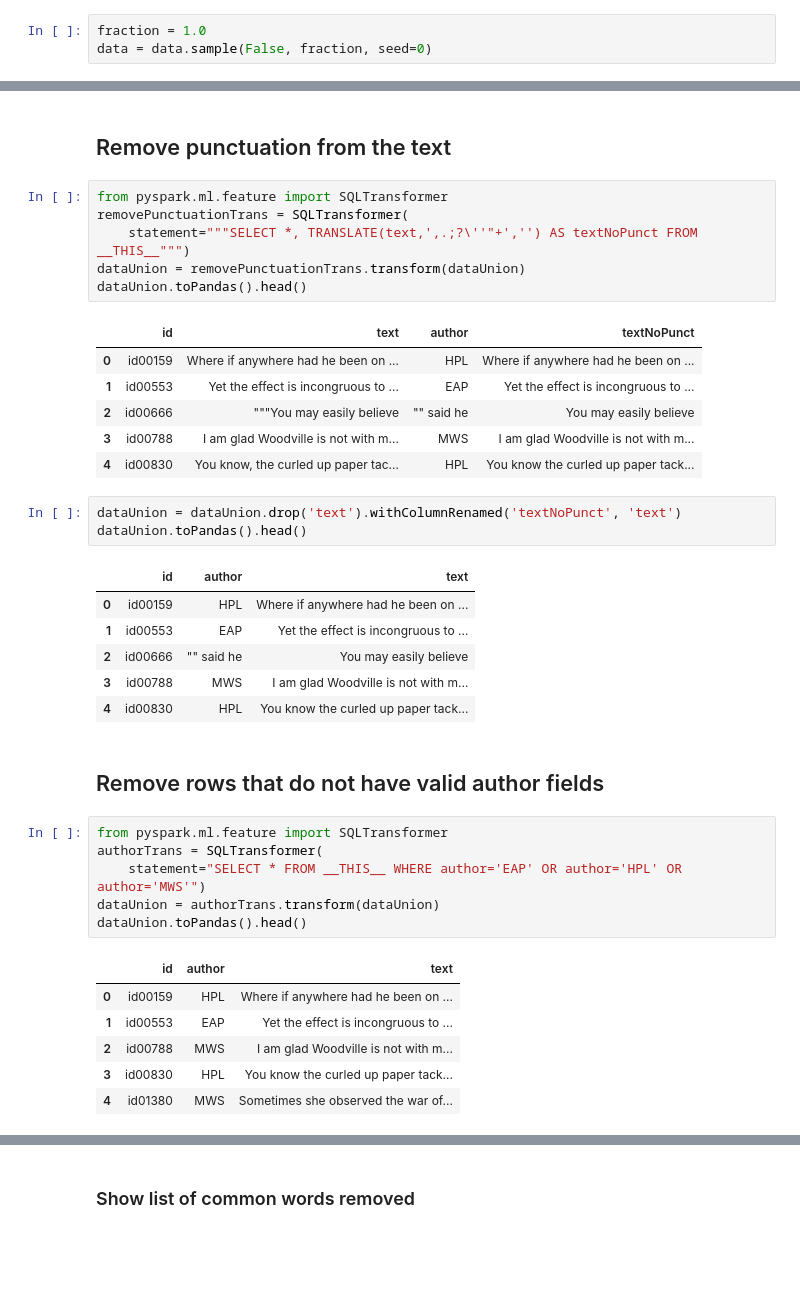
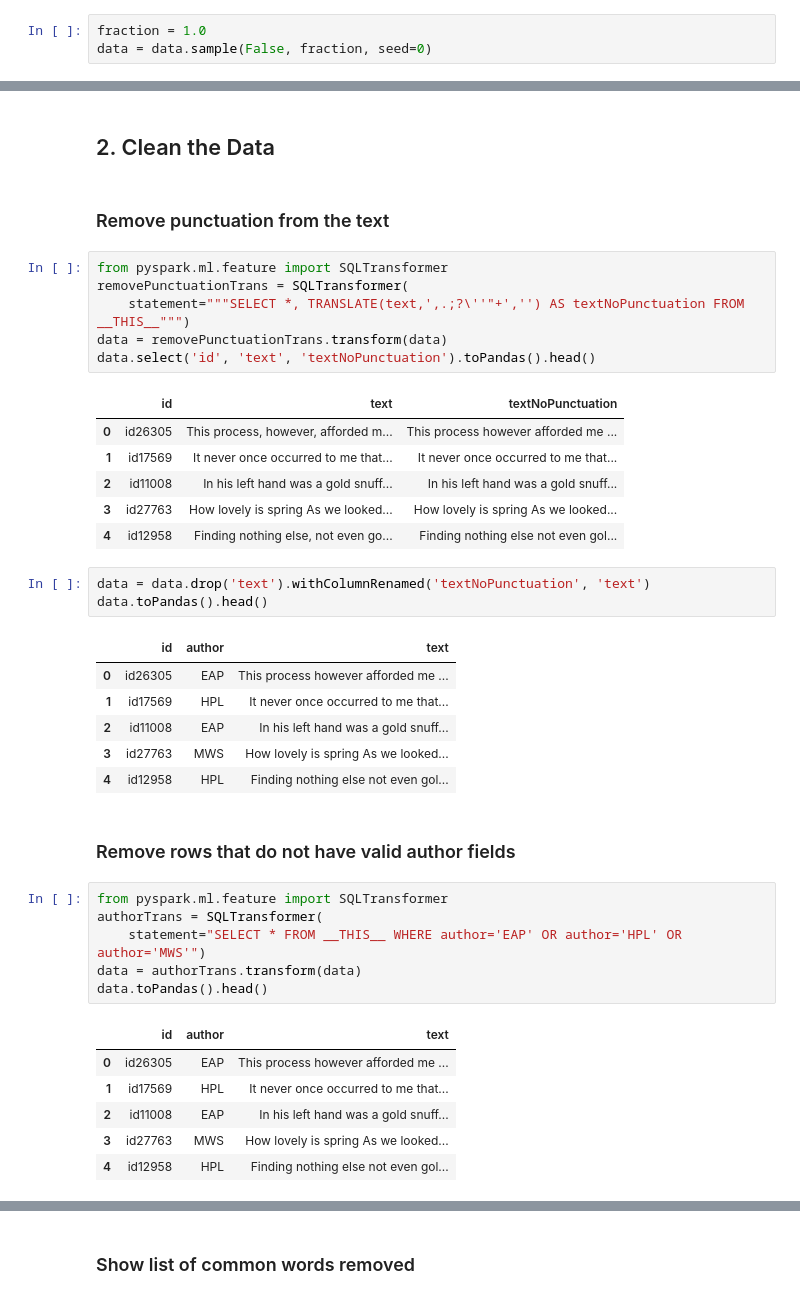
Before and after one commit to hackerguy/SpookyAuthorIdentification, a Jupyter notebook: SpookyAuthorIdentificationNLU.ipynb, the cells around one changed output, grey strips where cells are left out. Drawn from its saved outputs; the diff is of its cells as text; blank space fills up the shorter version.

```diff
--- a/SpookyAuthorIdentificationNLU.ipynb
+++ b/SpookyAuthorIdentificationNLU.ipynb
@@ -130,40 +128,42 @@ The combined dataset contains 19543 rows.
+# %% [markdown]
+## 2. Clean the Data
 # %% [markdown]
-## Remove punctuation from the text
+### Remove punctuation from the text
 # %%
 from pyspark.ml.feature import SQLTransformer
 removePunctuationTrans = SQLTransformer(
-    statement="""SELECT *, TRANSLATE(text,',.;?\''"+','') AS textNoPunct FROM __THIS__""")
-dataUnion = removePunctuationTrans.transform(dataUnion)
-dataUnion.toPandas().head()
+    statement="""SELECT *, TRANSLATE(text,',.;?\''"+','') AS textNoPunctuation FROM __THIS__""")
+data = removePunctuationTrans.transform(data)
+data.select('id', 'text', 'textNoPunctuation').toPandas().head()
 # %% [output]
-|  | id | text | author | textNoPunct |
-| 0 | id00159 | Where if anywhere had he been on ... | HPL | Where if anywhere had he been on ... |
-| 1 | id00553 | Yet the effect is incongruous to ... | EAP | Yet the effect is incongruous to ... |
-| 2 | id00666 | """You may easily believe | "" said he | You may easily believe |
-| 3 | id00788 | I am glad Woodville is not with m... | MWS | I am glad Woodville is not with m... |
-| 4 | id00830 | You know, the curled up paper tac... | HPL | You know the curled up paper tack... |
+|  | id | text | textNoPunctuation |
+| 0 | id26305 | This process, however, afforded m... | This process however afforded me ... |
+| 1 | id17569 | It never once occurred to me that... | It never once occurred to me that... |
+| 2 | id11008 | In his left hand was a gold snuff... | In his left hand was a gold snuff... |
+| 3 | id27763 | How lovely is spring As we looked... | How lovely is spring As we looked... |
+| 4 | id12958 | Finding nothing else, not even go... | Finding nothing else not even gol... |
 # %%
-dataUnion = dataUnion.drop('text').withColumnRenamed('textNoPunct', 'text')
-dataUnion.toPandas().head()
+data = data.drop('text').withColumnRenamed('textNoPunctuation', 'text')
+data.toPandas().head()
 # %% [output]
 |  | id | author | text |
-| 0 | id00159 | HPL | Where if anywhere had he been on ... |
-| 1 | id00553 | EAP | Yet the effect is incongruous to ... |
-| 2 | id00666 | "" said he | You may easily believe |
-| 3 | id00788 | MWS | I am glad Woodville is not with m... |
-| 4 | id00830 | HPL | You know the curled up paper tack... |
+| 0 | id26305 | EAP | This process however afforded me ... |
+| 1 | id17569 | HPL | It never once occurred to me that... |
+| 2 | id11008 | EAP | In his left hand was a gold snuff... |
+| 3 | id27763 | MWS | How lovely is spring As we looked... |
+| 4 | id12958 | HPL | Finding nothing else not even gol... |
 # %% [markdown]
-## Remove rows that do not have valid author fields
+### Remove rows that do not have valid author fields
 # %%
 from pyspark.ml.feature import SQLTransformer
 authorTrans = SQLTransformer(
     statement="SELECT * FROM __THIS__ WHERE author='EAP' OR author='HPL' OR author='MWS'")
-dataUnion = authorTrans.transform(dataUnion)
-dataUnion.toPandas().head()
+data = authorTrans.transform(data)
+data.toPandas().head()
 # %% [output]
 |  | id | author | text |
-| 0 | id00159 | HPL | Where if anywhere had he been on ... |
-| 1 | id00553 | EAP | Yet the effect is incongruous to ... |
-| 2 | id00788 | MWS | I am glad Woodville is not with m... |
-| 3 | id00830 | HPL | You know the curled up paper tack... |
-| 4 | id01380 | MWS | Sometimes she observed the war of... |
+| 0 | id26305 | EAP | This process however afforded me ... |
+| 1 | id17569 | HPL | It never once occurred to me that... |
+| 2 | id11008 | EAP | In his left hand was a gold snuff... |
+| 3 | id27763 | MWS | How lovely is spring As we looked... |
+| 4 | id12958 | HPL | Finding nothing else not even gol... |
```
Also changed, not shown: parts of 76 cells of this notebook.
